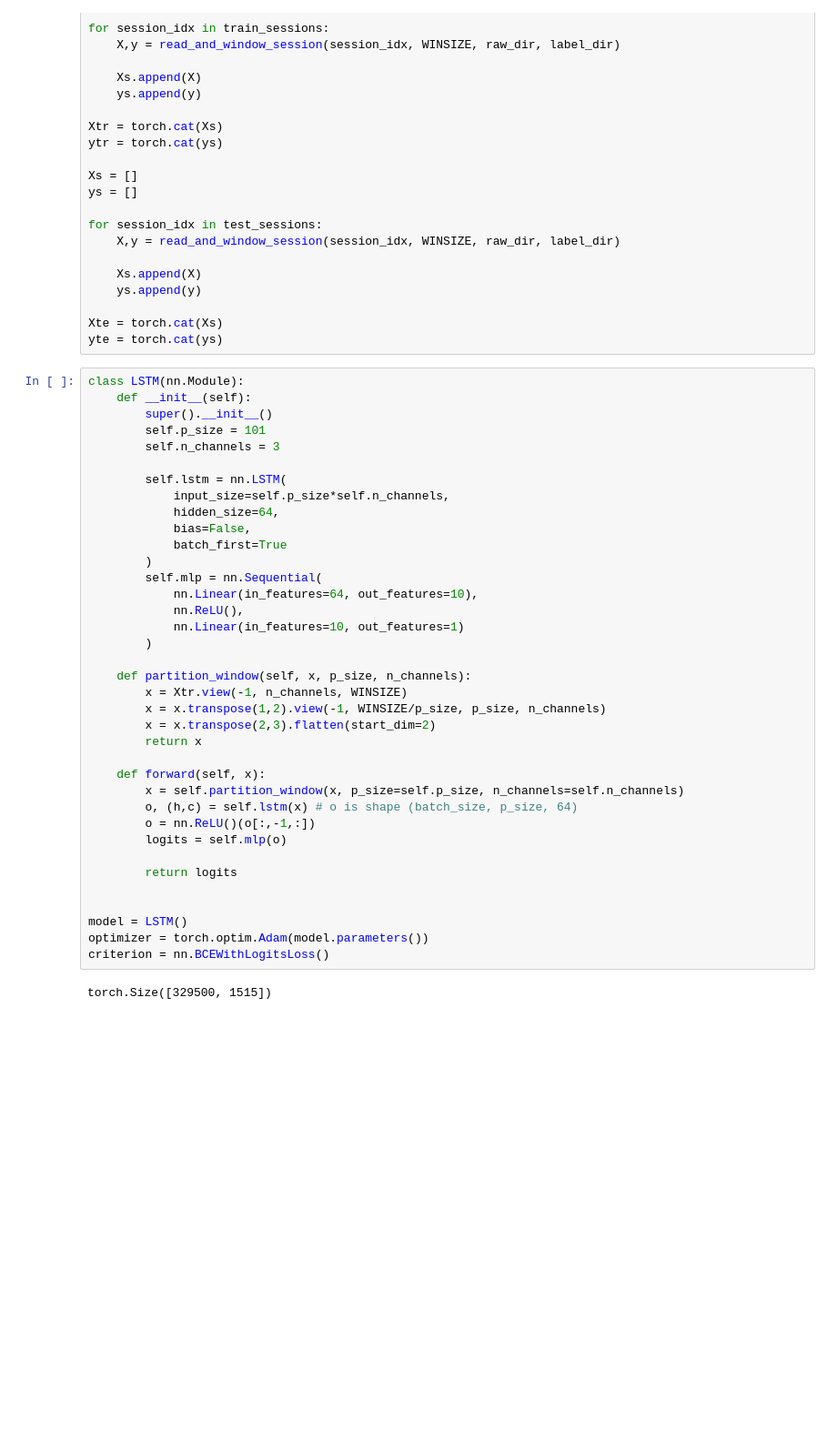
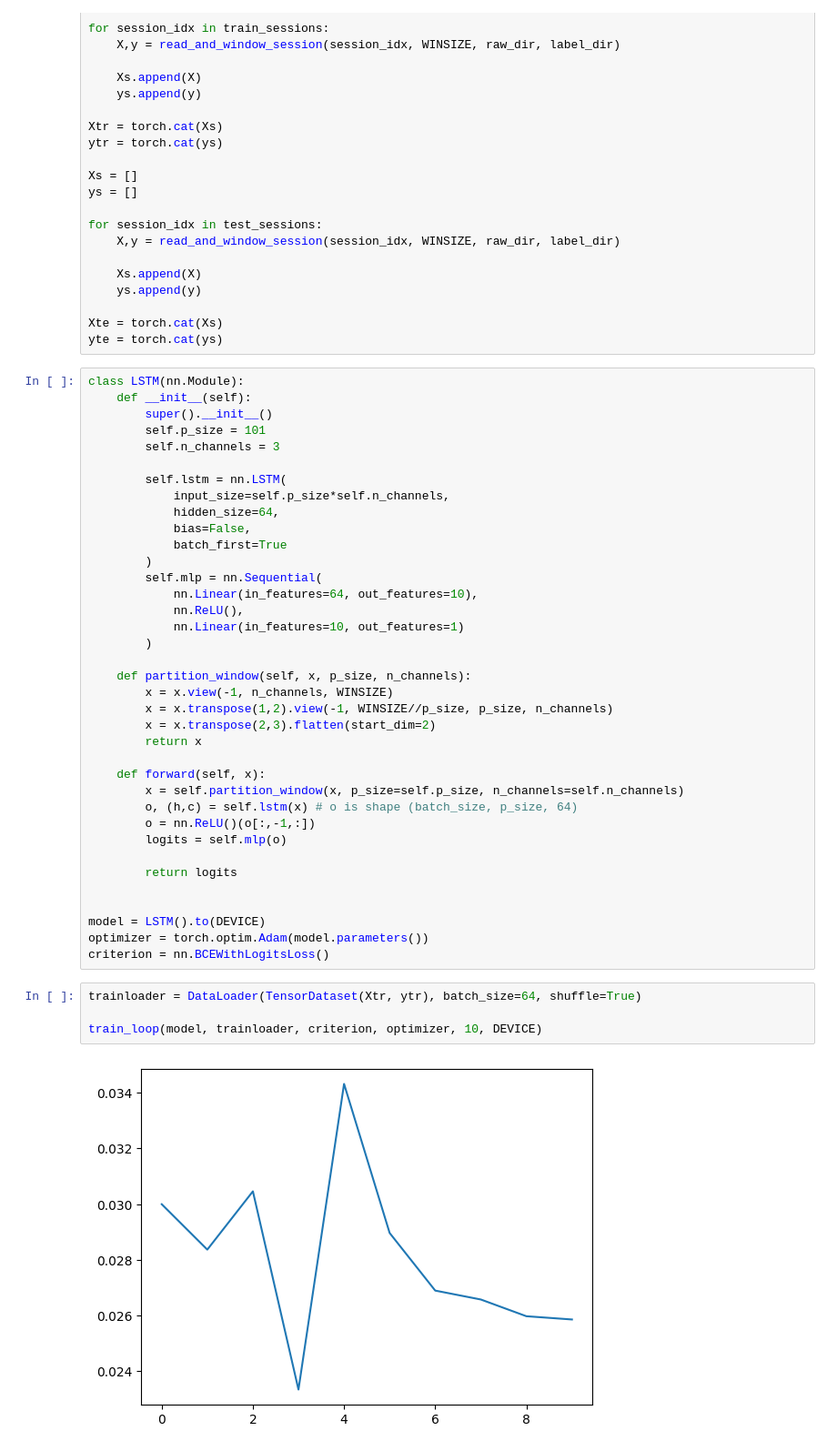
Before and after one commit to Musa-Azeem/eating-detection, a Jupyter notebook: Step4.ipynb, the cells around one changed output. Shown at 91% size. Saved outputs shown, nothing was run; the diff lists cells and outputs as text; blank space fills up the shorter version.

Commit message:
lstm work

```diff
--- a/Step4.ipynb
+++ b/Step4.ipynb
@@ -74,8 +74,8 @@ class LSTM(nn.Module):
         )
 
     def partition_window(self, x, p_size, n_channels):
-        x = Xtr.view(-1, n_channels, WINSIZE)
-        x = x.transpose(1,2).view(-1, WINSIZE/p_size, p_size, n_channels)
+        x = x.view(-1, n_channels, WINSIZE)
+        x = x.transpose(1,2).view(-1, WINSIZE//p_size, p_size, n_channels)
         x = x.transpose(2,3).flatten(start_dim=2)
         return x
 
@@ -88,8 +88,12 @@ class LSTM(nn.Module):
         return logits
 
 
-model = LSTM()
+model = LSTM().to(DEVICE)
 optimizer = torch.optim.Adam(model.parameters())
 criterion = nn.BCEWithLogitsLoss()
-# %% [output]
-torch.Size([329500, 1515])
+# %%
+trainloader = DataLoader(TensorDataset(Xtr, ytr), batch_size=64, shuffle=True)
+
+train_loop(model, trainloader, criterion, optimizer, 10, DEVICE)
+# %% [output]
+[figure, added]
```
Also changed, not shown: parts of 3 cells of this notebook, 1 other file.
